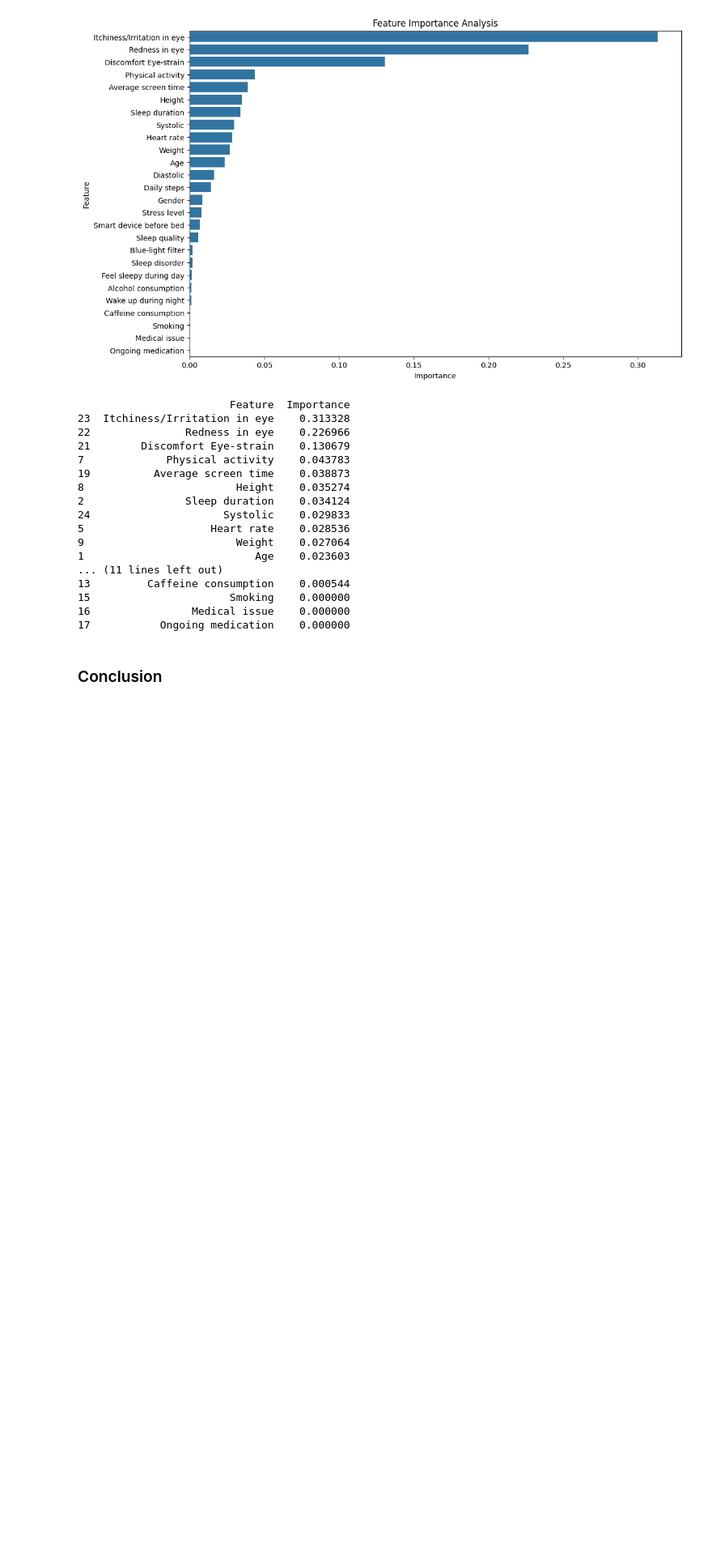
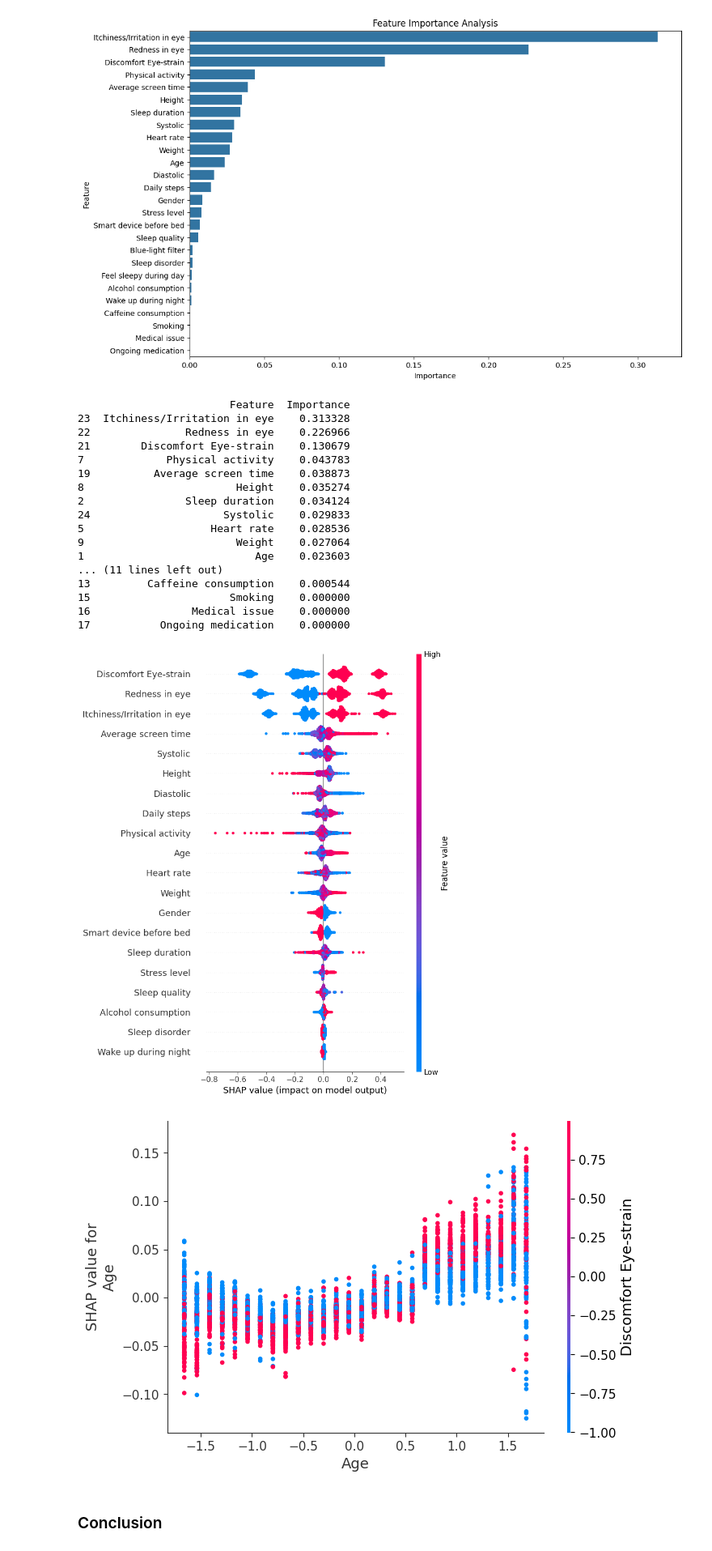
Before and after one commit to FajarLaksono/analytics, a Jupyter notebook: 2025-02-17-3-sleep-health-and-digital-screen-exposure-dataset/analysis.ipynb, the cells around one changed output. Shown at 81% size. Saved outputs shown, nothing was run; the diff lists cells and outputs as text; code cells hidden in the pictures; blank space fills up the shorter version.

Commit message:
feat: added shap visualization

```diff
--- a/2025-02-17-3-sleep-health-and-digital-screen-exposure-dataset/analysis.ipynb
+++ b/2025-02-17-3-sleep-health-and-digital-screen-exposure-dataset/analysis.ipynb
@@ -657,5 +658,25 @@ print(feature_importance_df)
 15                      Smoking    0.000000
 16                Medical issue    0.000000
 17           Ongoing medication    0.000000
+# %%
+import shap
+
+# Initialize the SHAP explainer
+explainer = shap.Explainer(ml_models['GradientBoostingMachinesBGM'], ml_X_train, feature_names=ml_X.columns)
+
+# Calculate SHAP values
+shap_values = explainer(ml_X_test, check_additivity=False)
+
+# Convert shap_values to numpy array
+shap_values_array = shap_values.values
+
+# Plot SHAP summary plot
+shap.summary_plot(shap_values, ml_X_test, feature_names=ml_X.columns)
+
+# Plot SHAP dependence plot for a specific feature
+shap.dependence_plot("Age", shap_values_array, ml_X_test, feature_names=ml_X.columns)
+# %% [output]
+[figure, added]
+[figure, added]
 # %% [markdown]
 ### Conclusion
```
Also changed, not shown: parts of 1 cell of this notebook.
